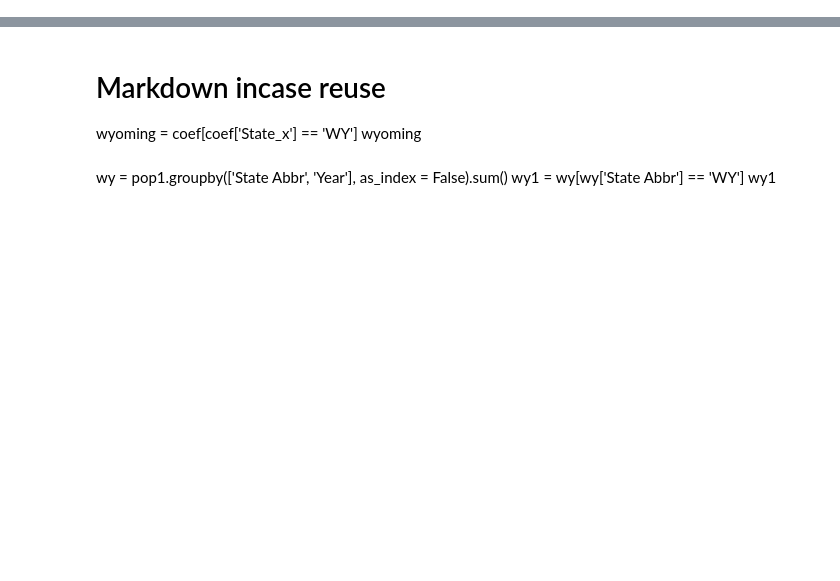
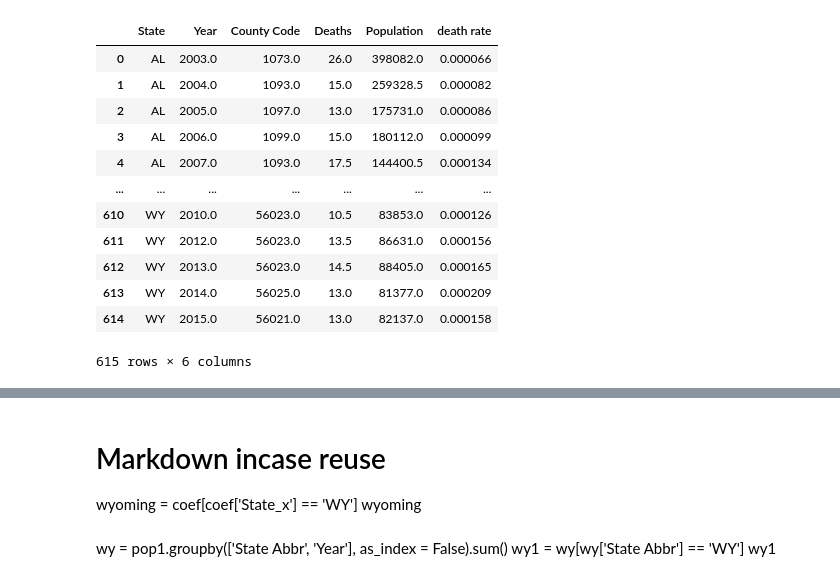
Before and after one commit to TommyTseng1129/Impact-Estimation-of-Opioid-Control-Policies, a Jupyter notebook: 20_intermediate_files/VitalityDataAllCounties.ipynb, the cells around one changed output, grey strips where cells are left out. Drawn from its saved outputs; the diff is of its cells as text; code cells hidden in the pictures; blank space fills up the shorter version.

```diff
--- a/20_intermediate_files/VitalityDataAllCounties.ipynb
+++ b/20_intermediate_files/VitalityDataAllCounties.ipynb
@@ -35,4 +91,18 @@ coef = death_coef.groupby(['State_x', 'Year'], as_index = False).sum()
 # %%
-coef['death rate'] = coef['Deaths']/coef['Population']
+#coef['death rate'] = coef['Deaths']/coef['Population']
 coef.rename(columns = {'State_x':'State'}, inplace = True)
 coef
+# %% [output]
+|  | State | Year | County Code | Deaths | Population | death rate |
+| 0 | AL | 2003.0 | 1073.0 | 26.0 | 398082.0 | 0.000066 |
+| 1 | AL | 2004.0 | 1093.0 | 15.0 | 259328.5 | 0.000082 |
+| 2 | AL | 2005.0 | 1097.0 | 13.0 | 175731.0 | 0.000086 |
+| 3 | AL | 2006.0 | 1099.0 | 15.0 | 180112.0 | 0.000099 |
+| 4 | AL | 2007.0 | 1093.0 | 17.5 | 144400.5 | 0.000134 |
+| ... | ... | ... | ... | ... | ... | ... |
+| 610 | WY | 2010.0 | 56023.0 | 10.5 | 83853.0 | 0.000126 |
+| 611 | WY | 2012.0 | 56023.0 | 13.5 | 86631.0 | 0.000156 |
+| 612 | WY | 2013.0 | 56023.0 | 14.5 | 88405.0 | 0.000165 |
+| 613 | WY | 2014.0 | 56025.0 | 13.0 | 81377.0 | 0.000209 |
+| 614 | WY | 2015.0 | 56021.0 | 13.0 | 82137.0 | 0.000158 |
+615 rows × 6 columns
```
Also changed, not shown: parts of 17 cells of this notebook, 4 other files.
